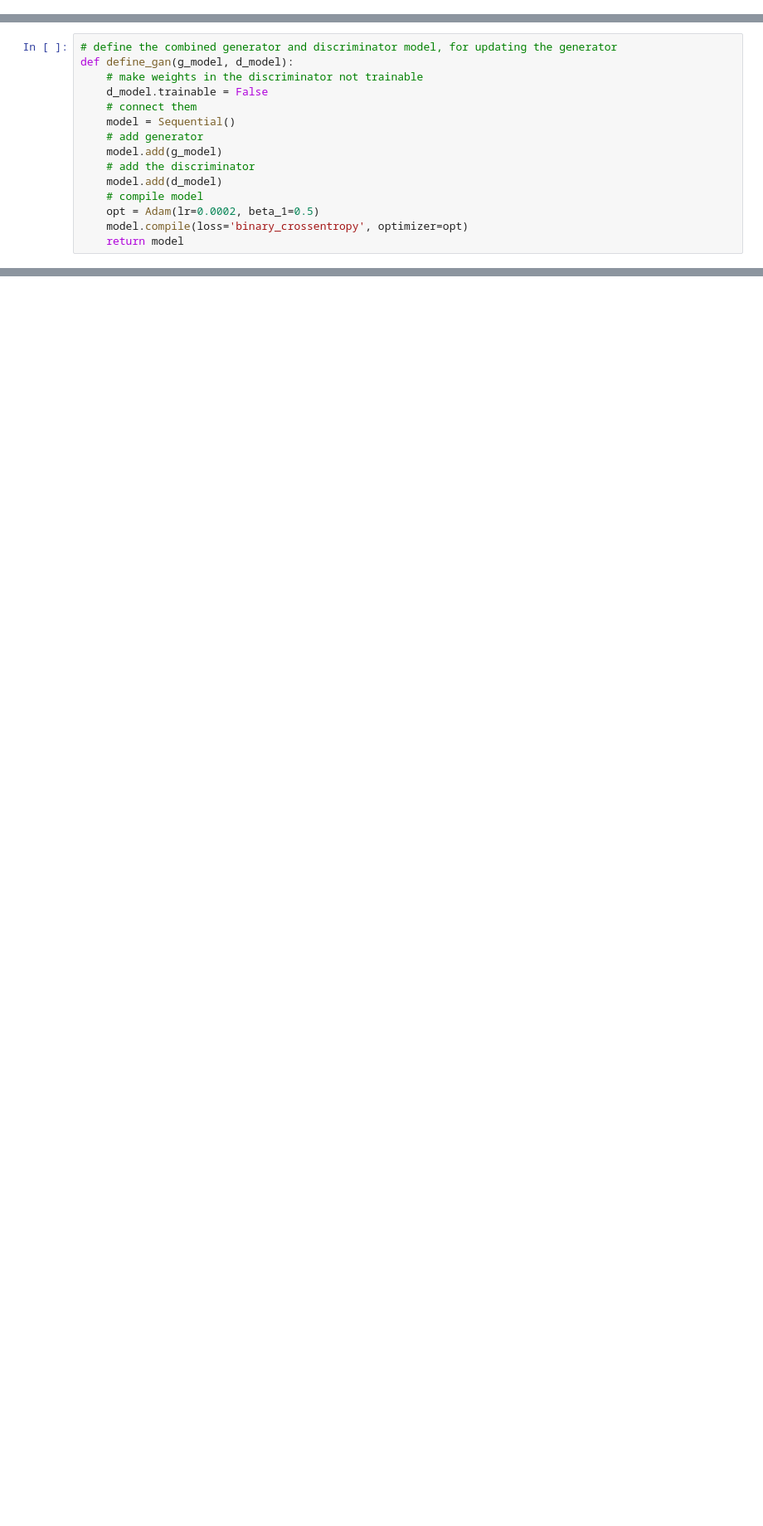
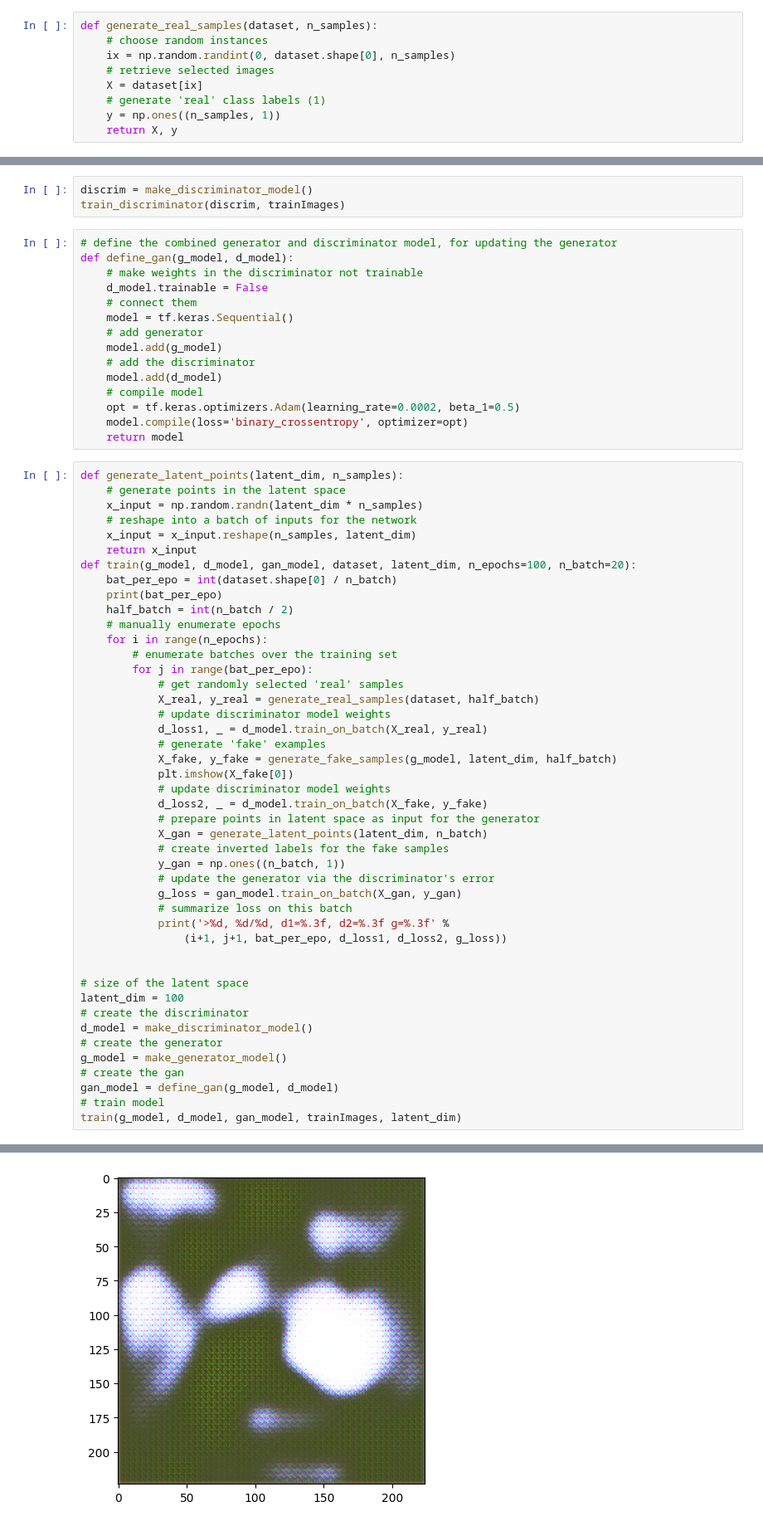
Before and after one commit to mvcast77/GAN-Work, a Jupyter notebook: GeneratorTest.ipynb, the cells around one changed output, grey strips where cells are left out. Shown at 83% size. Saved outputs shown, nothing was run; the diff lists cells and outputs as text; blank space fills up the shorter version.

Commit message:
Add files via upload
Been fiddling with parameters to try to improve performance but biggest problem know appears to be stability during training. Need to research DCGANs or High resolution GANs

```diff
--- a/GeneratorTest.ipynb
+++ b/GeneratorTest.ipynb
@@ -97,0 +109,9 @@ tf.Tensor([[-0.00766756]], shape=(1, 1), dtype=float32)
+# %%
+def generate_real_samples(dataset, n_samples):
+    # choose random instances
+	ix = np.random.randint(0, dataset.shape[0], n_samples)
+	# retrieve selected images
+	X = dataset[ix]
+	# generate 'real' class labels (1)
+	y = np.ones((n_samples, 1))
+	return X, y
@@ -98,15 +158,64 @@ tf.Tensor([[-0.00766756]], shape=(1, 1), dtype=float32)
+# %%
+discrim = make_discriminator_model()
+train_discriminator(discrim, trainImages)
 # %%
 # define the combined generator and discriminator model, for updating the generator
 def define_gan(g_model, d_model):
 	# make weights in the discriminator not trainable
 	d_model.trainable = False
 	# connect them
-	model = Sequential()
+	model = tf.keras.Sequential()
 	# add generator
 	model.add(g_model)
 	# add the discriminator
 	model.add(d_model)
 	# compile model
-	opt = Adam(lr=0.0002, beta_1=0.5)
+	opt = tf.keras.optimizers.Adam(learning_rate=0.0002, beta_1=0.5)
 	model.compile(loss='binary_crossentropy', optimizer=opt)
 	return model
+# %%
+def generate_latent_points(latent_dim, n_samples):
+	# generate points in the latent space
+	x_input = np.random.randn(latent_dim * n_samples)
+	# reshape into a batch of inputs for the network
+	x_input = x_input.reshape(n_samples, latent_dim)
+	return x_input
+def train(g_model, d_model, gan_model, dataset, latent_dim, n_epochs=100, n_batch=20):
+	bat_per_epo = int(dataset.shape[0] / n_batch)
+	print(bat_per_epo)
+	half_batch = int(n_batch / 2)
+	# manually enumerate epochs
+	for i in range(n_epochs):
+		# enumerate batches over the training set
+		for j in range(bat_per_epo):
+			# get randomly selected 'real' samples
+			X_real, y_real = generate_real_samples(dataset, half_batch)
+			# update discriminator model weights
+			d_loss1, _ = d_model.train_on_batch(X_real, y_real)
+			# generate 'fake' examples
+			X_fake, y_fake = generate_fake_samples(g_model, latent_dim, half_batch)
+			plt.imshow(X_fake[0])
+			# update discriminator model weights
+			d_loss2, _ = d_model.train_on_batch(X_fake, y_fake)
+			# prepare points in latent space as input for the generator
+			X_gan = generate_latent_points(latent_dim, n_batch)
+			# create inverted labels for the fake samples
+			y_gan = np.ones((n_batch, 1))
+			# update the generator via the discriminator's error
+			g_loss = gan_model.train_on_batch(X_gan, y_gan)
+			# summarize loss on this batch
+			print('>%d, %d/%d, d1=%.3f, d2=%.3f g=%.3f' %
+				(i+1, j+1, bat_per_epo, d_loss1, d_loss2, g_loss))
+
+
+# size of the latent space
+latent_dim = 100
+# create the discriminator
+d_model = make_discriminator_model()
+# create the generator
+g_model = make_generator_model()
+# create the gan
+gan_model = define_gan(g_model, d_model)
+# train model
+train(g_model, d_model, gan_model, trainImages, latent_dim)
+# %% [output]
@@ -112,0 +239 @@ def define_gan(g_model, d_model):
+[figure, added]
```
Also changed, not shown: parts of 10 cells of this notebook.
